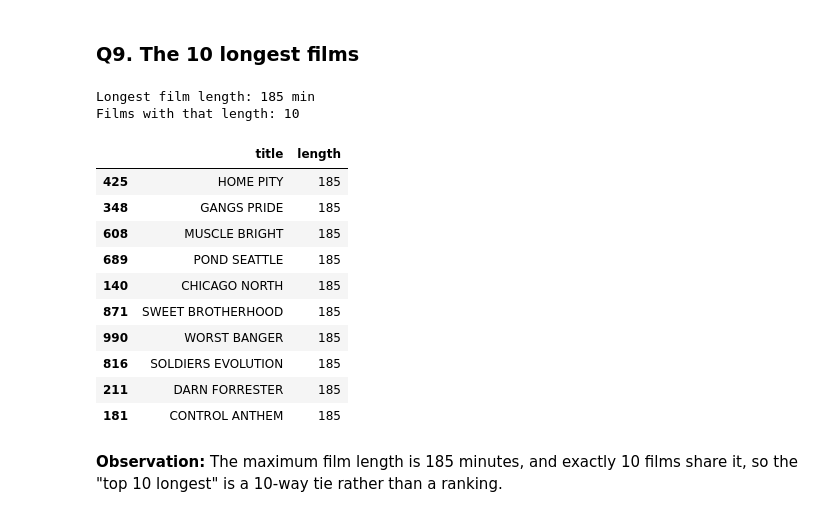
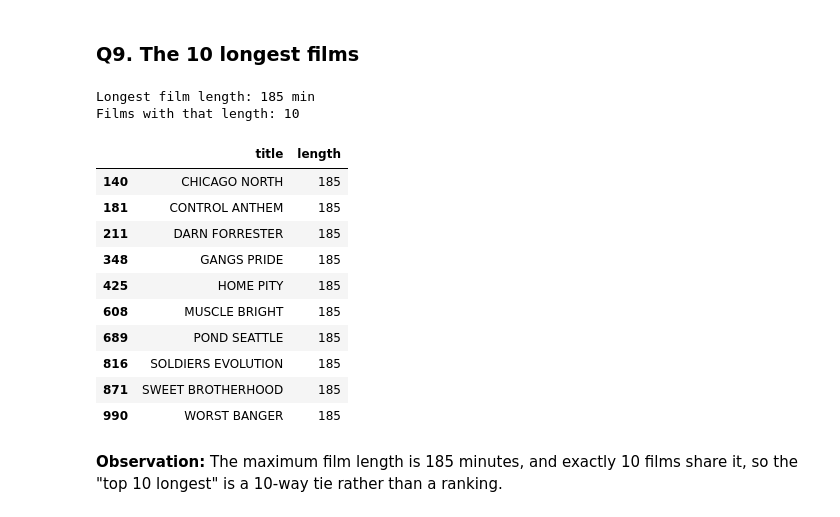
Before and after one commit to marusiyp/data-analytics-learning, a Jupyter notebook: notebooks/01_pandas_sakila.ipynb, the cells around one changed output. Cells and saved outputs as stored; diff of their text form; code cells hidden in the pictures.

```diff
--- a/notebooks/01_pandas_sakila.ipynb
+++ b/notebooks/01_pandas_sakila.ipynb
@@ -252,25 +249,25 @@ The search matches substrings, so titles like LOVER, LOVELY and STRANGELOVE are
 # %% [markdown]
 ### Q9. The 10 longest films
 # %%
-largest_10 = films.sort_values('length', ascending=False)[['title', 'length']].head(10)
-max_len = films["length"].max()
-print(f"Longest film length: {max_len} min")
-print(f"Films with that length: {(films['length'] == max_len).sum()}")
-largest_10
+max_length = films["length"].max()
+print(f"Longest film length: {max_length} min")
+print(f"Films with that length: {(films['length'] == max_length).sum()}")
+
+films.nlargest(10, "length", keep="all")[["title", "length"]]
 # %% [output]
 Longest film length: 185 min
 Films with that length: 10
 |  | title | length |
+| 140 | CHICAGO NORTH | 185 |
+| 181 | CONTROL ANTHEM | 185 |
+| 211 | DARN FORRESTER | 185 |
+| 348 | GANGS PRIDE | 185 |
 | 425 | HOME PITY | 185 |
-| 348 | GANGS PRIDE | 185 |
 | 608 | MUSCLE BRIGHT | 185 |
 | 689 | POND SEATTLE | 185 |
-| 140 | CHICAGO NORTH | 185 |
+| 816 | SOLDIERS EVOLUTION | 185 |
 | 871 | SWEET BROTHERHOOD | 185 |
 | 990 | WORST BANGER | 185 |
-| 816 | SOLDIERS EVOLUTION | 185 |
-| 211 | DARN FORRESTER | 185 |
-| 181 | CONTROL ANTHEM | 185 |
 # %% [markdown]
 **Observation:** The maximum film length is 185 minutes, and exactly 10 films share it,
 so the "top 10 longest" is a 10-way tie rather than a ranking.
```
Also changed, not shown: parts of 28 cells of this notebook, 5 other files.
